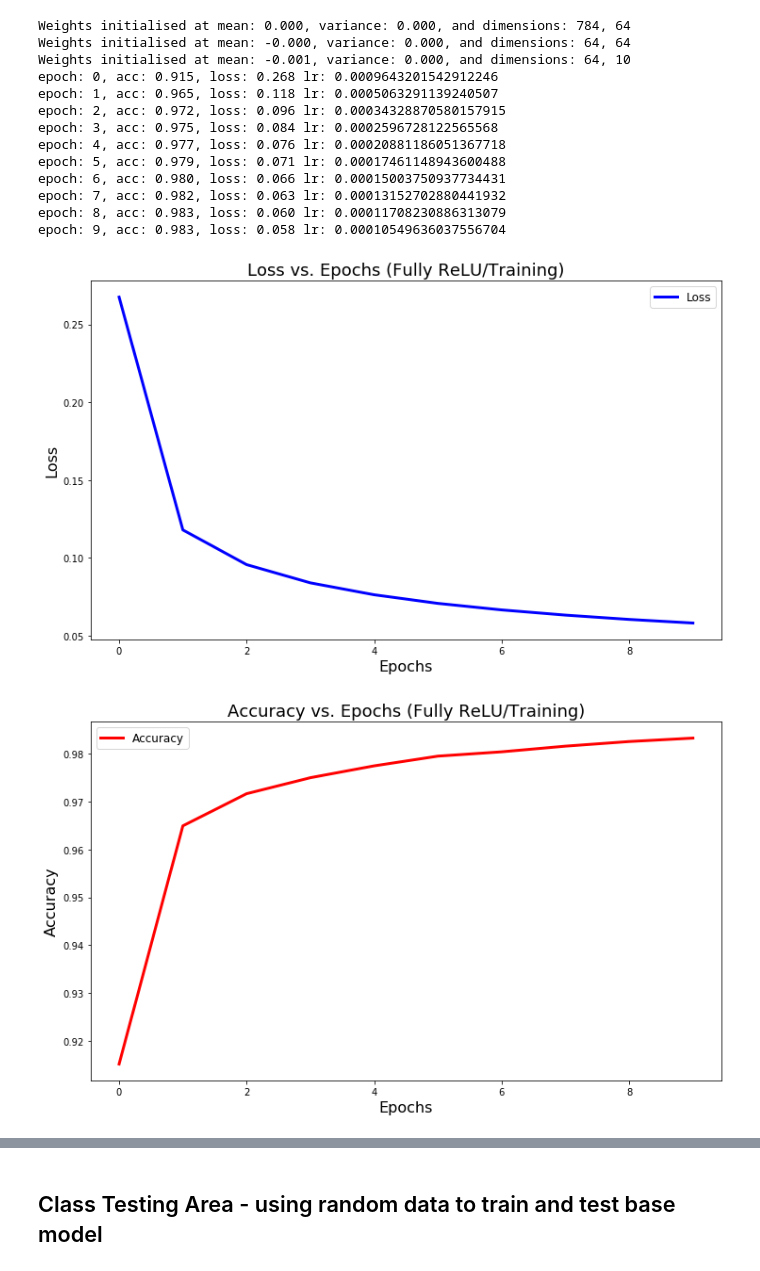
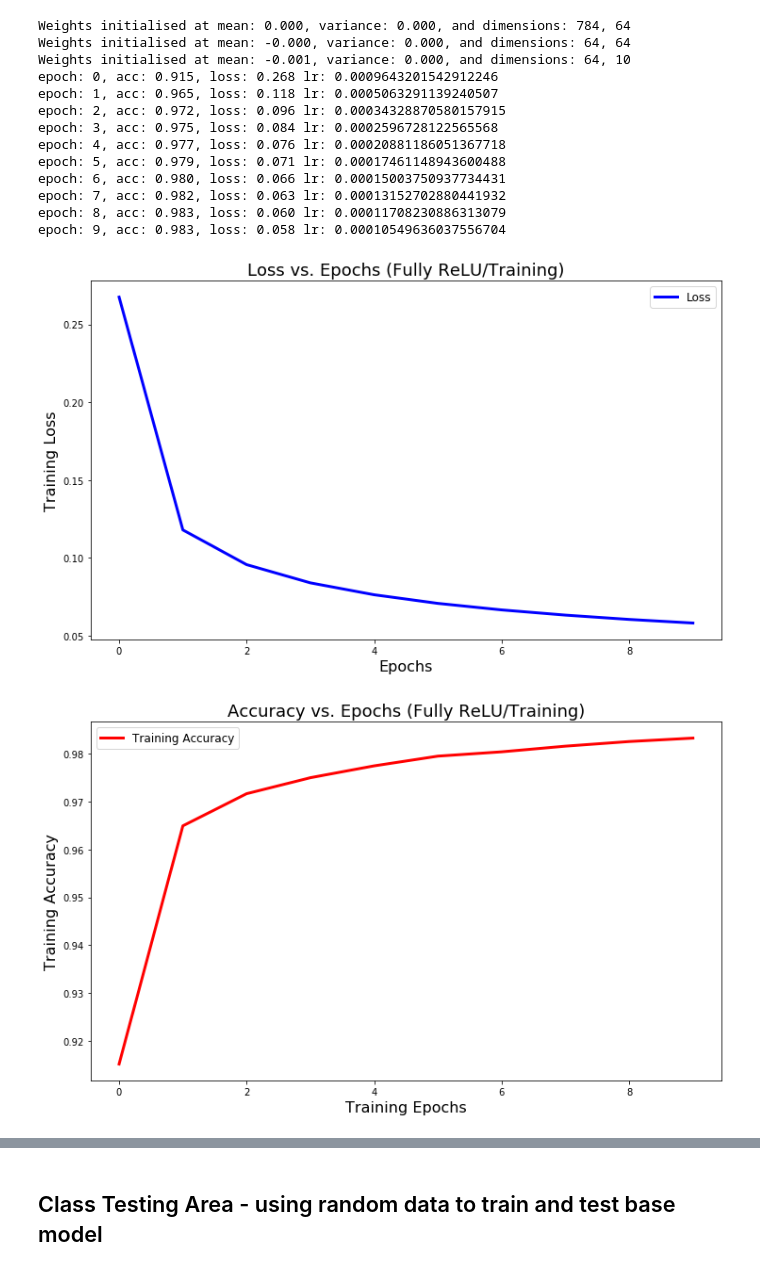
Before and after one commit to Assassinsarms/INM702_Coursework, a Jupyter notebook: T2Aaron_Mir_INM702_Task_2.ipynb, the cells around one changed output, grey strips where cells are left out. Cells and saved outputs as stored; diff of their text form; code cells hidden in the pictures.

```diff
--- a/T2Aaron_Mir_INM702_Task_2.ipynb
+++ b/T2Aaron_Mir_INM702_Task_2.ipynb
@@ -342,18 +344,18 @@ plt.figure(figsize=(12, 7))
 plt.plot(epoch_count, epoch_loss, 'b', linewidth=3.0, label='Loss')
 plt.title('Loss vs. Epochs (Fully ReLU/Training)', fontsize=18)
 plt.xlabel('Epochs', fontsize=16)
-plt.ylabel('Loss', fontsize=16)
+plt.ylabel('Training Loss', fontsize=16)
 plt.legend(fontsize=12)
 plt.show()
 # %% [output]
-[figure, old version]
+[figure, new version]
 # %%
 plt.figure(figsize=(12, 7))
-plt.plot(epoch_count, epoch_acc, 'r', linewidth=3.0, label='Accuracy')
+plt.plot(epoch_count, epoch_acc, 'r', linewidth=3.0, label='Training Accuracy')
 plt.title('Accuracy vs. Epochs (Fully ReLU/Training)', fontsize=18)
-plt.xlabel('Epochs', fontsize=16)
-plt.ylabel('Accuracy', fontsize=16)
+plt.xlabel('Training Epochs', fontsize=16)
+plt.ylabel('Training Accuracy', fontsize=16)
 plt.legend(fontsize=12)
 plt.show()
 # %% [output]
-[figure, old version]
+[figure, new version]
```
Also changed, not shown: parts of 11 cells of this notebook, 2 other files.
